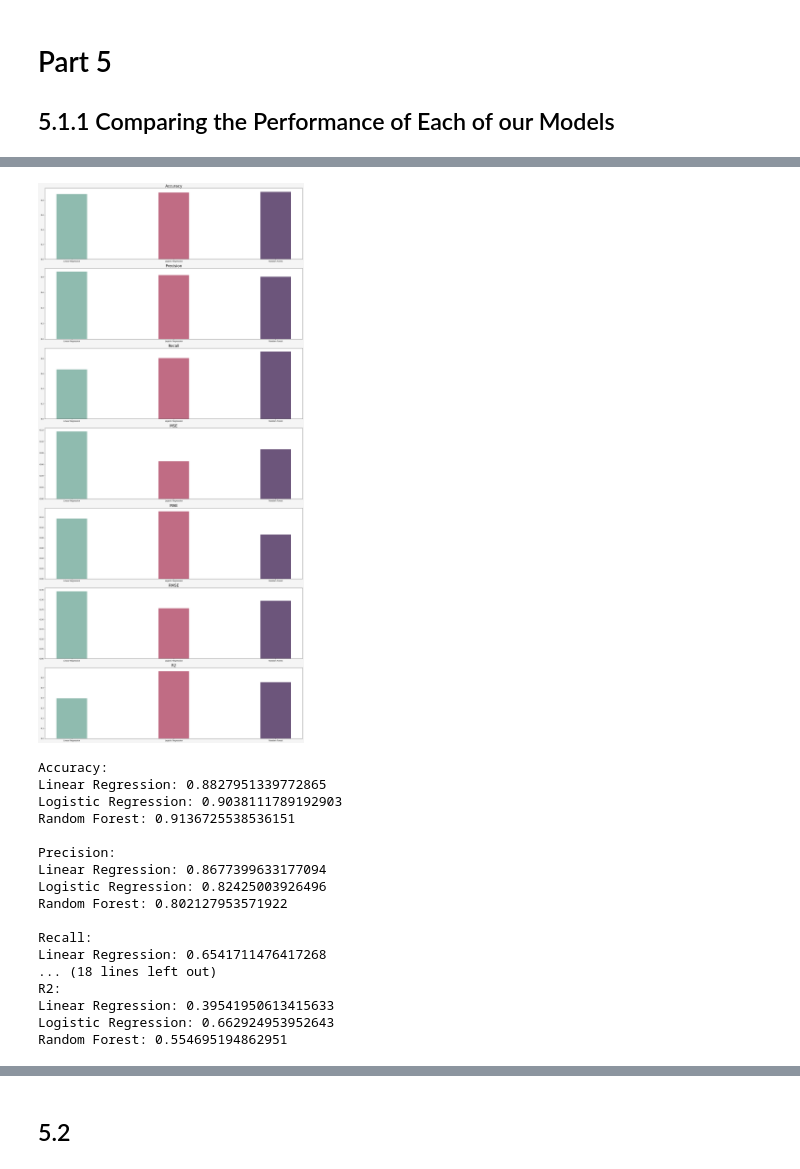
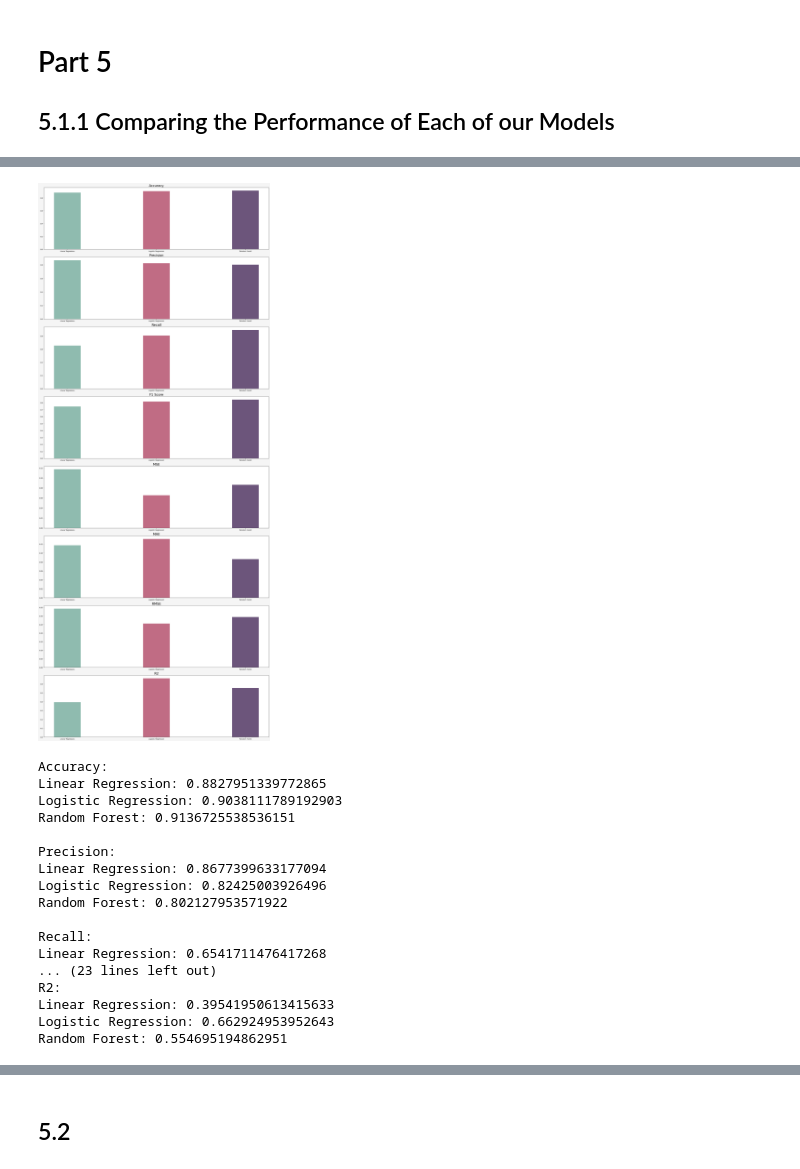
Before and after one commit to mattx245/Machine-Learning-Project, a Jupyter notebook: Homework2_22207000_12468998.ipynb, the cells around one changed output, grey strips where cells are left out. Drawn from its saved outputs; the diff is of its cells as text; code cells hidden in the pictures.

Commit message:
added f1 score to list of metrics and added further commentary to feature selection

```diff
--- a/Homework2_22207000_12468998.ipynb
+++ b/Homework2_22207000_12468998.ipynb
@@ -860,7 +844,7 @@ Classification Report:
    macro avg       0.88      0.87      0.87     10605
 weighted avg       0.90      0.90      0.90     10605
 # %%
-metrics = ['Accuracy', 'Precision', 'Recall', 'MSE', 'MAE', 'RMSE', 'R2']
+metrics = ['Accuracy', 'Precision', 'Recall', 'F1 Score', 'MSE', 'MAE', 'RMSE', 'R2']
 
 for i in range(len(metrics)):
     print(metrics[i])
@@ -1070,7 +1049,7 @@ Confusion matrix as a percentage:
 # %% [markdown]
 Again, adding our performance metrics to an iterable so we can loop over them.
 # %%
-list_of_random_forest_training_stats = [random_forest_accuracy_train, random_forest_precision_train, random_forest_recall_train, random_forest_mse_train, random_forest_mae_train, random_forest_rmse_train, random_forest_r2_train]
+list_of_random_forest_training_stats = [random_forest_accuracy_train, random_forest_precision_train, random_forest_recall_train, random_forest_f1_train,random_forest_mse_train, random_forest_mae_train, random_forest_rmse_train, random_forest_r2_train]
 # %% [markdown]
 ### Observations:
 
@@ -1137,12 +1116,12 @@ print("F1 score: {:.2f}".format(random_forest_f1_test))
 print()
 print("Confusion matrix:\n", random_forest_confusion_test)
 print()
-print("Mean Squared Error: {:.2f}".format(random_forest_mse_test))
-print("Mean Absolute Error: {:.2f}".format(random_forest_mae_test))
-print("R2 score: {:.2f}".format(random_forest_r2_test))
-print("Root Mean Squared Error: {:.2f}".format(random_forest_rmse_test))
+# print("Mean Squared Error: {:.2f}".format(random_forest_mse_test))
+# print("Mean Absolute Error: {:.2f}".format(random_forest_mae_test))
+# print("R2 score: {:.2f}".format(random_forest_r2_test))
+# print("Root Mean Squared Error: {:.2f}".format(random_forest_rmse_test))
 
-list_of_random_forest_testing_stats = [random_forest_accuracy_test, random_forest_precision_test, random_forest_recall_test, random_forest_mse_test, random_forest_mae_test, random_forest_rmse_test, random_forest_r2_test]
+list_of_random_forest_testing_stats = [random_forest_accuracy_test, random_forest_precision_test, random_forest_recall_test, random_forest_f1_test, random_forest_mse_test, random_forest_mae_test, random_forest_rmse_test, random_forest_r2_test]
 # %% [output]
 Evaluation metrics on the testing set:
 
@@ -1172,7 +1146,7 @@ Classification Report:
    macro avg       0.88      0.91      0.89     24743
 weighted avg       0.92      0.91      0.92     24743
 # %%
-metrics = ['Accuracy', 'Precision', 'Recall', 'MSE', 'MAE', 'RMSE', 'R2']
+metrics = ['Accuracy', 'Precision', 'Recall', 'F1 Score', 'MSE', 'MAE', 'RMSE', 'R2']
 
 for i in range(len(metrics)):
     print(metrics[i])
@@ -1234,28 +1219,28 @@ In terms of comparison to the other models, the random forest model performed sl
 # %%
-metrics = ['Accuracy', 'Precision', 'Recall', 'MSE', 'MAE', 'RMSE', 'R2']
+metrics = ['Accuracy', 'Precision', 'Recall', 'F1 Score', 'MSE', 'MAE', 'RMSE', 'R2']
 models = ['Linear Regression', 'Logistic Regression', 'Random Forest']
 num_models = len(models)
 
 data = np.array([list_of_linear_regression_training_stats,
                  list_of_logistic_regression_training_stats,
                  list_of_random_forest_training_stats])
 
 fig, axes = plt.subplots(nrows=len(metrics), ncols=1, figsize=(20, 6 * len(metrics)))
 
 for i, metric in enumerate(metrics):
     ax = axes[i]
     for model in range(num_models):
         ax.bar(models[model], data[model, i], width=0.3, color=['#8FBBAF', '#C06C84', '#6C557B'][model])
     fig.set_facecolor('#f5f5f5')
     ax.set_title(metric, fontsize=20)
 
 plt.subplots_adjust(hspace=1)
 plt.tight_layout()
 plt.show()
 # %% [output]
-[figure, old version]
+[figure, new version]
 # %%
-metrics = ['Accuracy', 'Precision', 'Recall', 'MSE', 'MAE', 'RMSE', 'R2']
+metrics = ['Accuracy', 'Precision', 'Recall', 'F1 Score', 'MSE', 'MAE', 'RMSE', 'R2']
 models = ['Linear Regression', 'Logistic Regression', 'Random Forest']
 
 data = np.array([list_of_linear_regression_training_stats,
@@ -1280,7 +1265,7 @@ Random Forest: 0.802127953571922
 
 Recall:
 Linear Regression: 0.6541711476417268
-... (18 lines left out)
+... (23 lines left out)
 R2:
 Linear Regression: 0.39541950613415633
 Logistic Regression: 0.662924953952643
```
Also changed, not shown: parts of 18 cells of this notebook.
